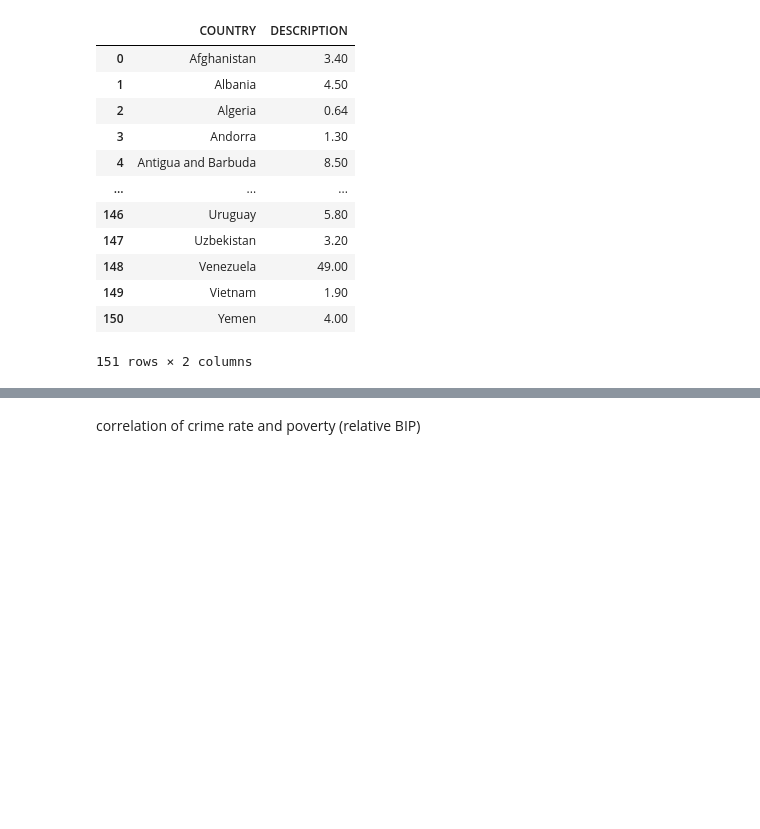
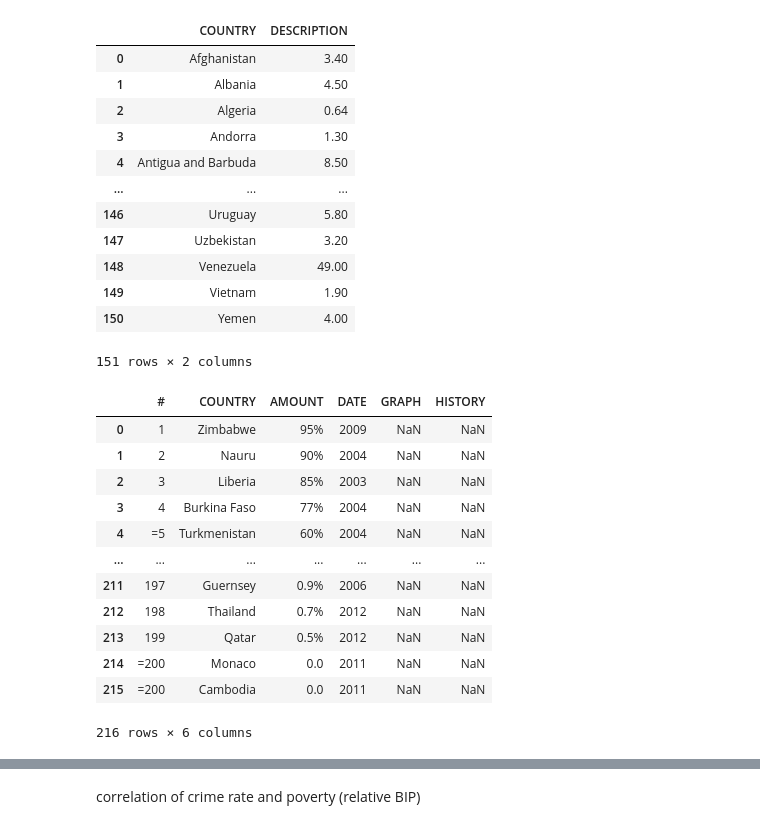
Before and after one commit to Ananassio/Data-Minig-Lab, a Jupyter notebook: Week_2/Assingment_2.1.ipynb, the cells around one changed output, grey strips where cells are left out. Saved outputs shown, nothing was run; the diff lists cells and outputs as text; code cells hidden in the pictures; blank space fills up the shorter version.

```diff
--- a/Week_2/Assingment_2.1.ipynb
+++ b/Week_2/Assingment_2.1.ipynb
@@ -175,6 +176,15 @@ soup3 = BeautifulSoup(res3.content,'lxml')
 table3 = soup3.find_all('table')[0]
 #convert table to pandas data frame
 df3 = pd.read_html(str(table3)) #returns list of dataframes (one for each table)
+
+#use request to get data from URL
+res4 = requests.get("https://www.nationmaster.com/country-info/stats/Economy/Unemployment-rate")
+#parse data as HTML
+soup4 = BeautifulSoup(res4.content,'lxml')
+#extract tables
+table4 = soup4.find_all('table')[0]
+#convert table to pandas data frame
+df4 = pd.read_html(str(table4)) #returns list of dataframes (one for each table)
 # %%
 df3 = pd.DataFrame(df3[0])
 df3
@@ -192,3 +202,20 @@ df3
 | 149 | Vietnam | 1.90 |
 | 150 | Yemen | 4.00 |
 151 rows × 2 columns
+# %%
+df4 = pd.DataFrame(df4[0])
+df4
+# %% [output]
+|  | # | COUNTRY | AMOUNT | DATE | GRAPH | HISTORY |
+| 0 | 1 | Zimbabwe | 95% | 2009 | NaN | NaN |
+| 1 | 2 | Nauru | 90% | 2004 | NaN | NaN |
+| 2 | 3 | Liberia | 85% | 2003 | NaN | NaN |
+| 3 | 4 | Burkina Faso | 77% | 2004 | NaN | NaN |
+| 4 | =5 | Turkmenistan | 60% | 2004 | NaN | NaN |
+| ... | ... | ... | ... | ... | ... | ... |
+| 211 | 197 | Guernsey | 0.9% | 2006 | NaN | NaN |
+| 212 | 198 | Thailand | 0.7% | 2012 | NaN | NaN |
+| 213 | 199 | Qatar | 0.5% | 2012 | NaN | NaN |
+| 214 | =200 | Monaco | 0.0 | 2011 | NaN | NaN |
+| 215 | =200 | Cambodia | 0.0 | 2011 | NaN | NaN |
+216 rows × 6 columns
```
Also changed, not shown: parts of 5 cells of this notebook.
